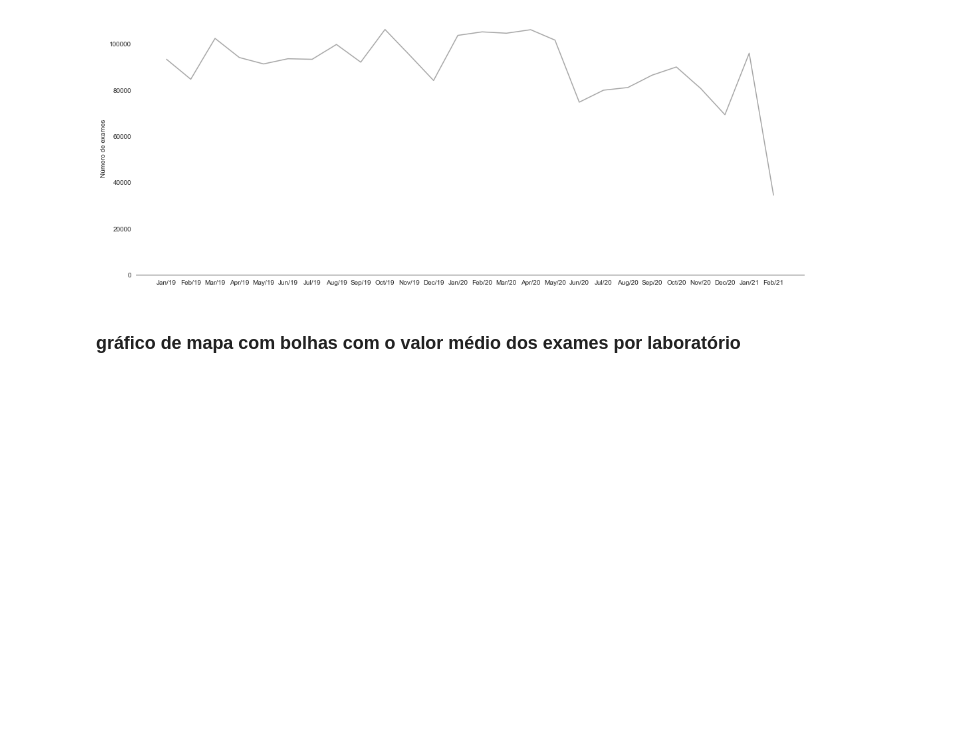
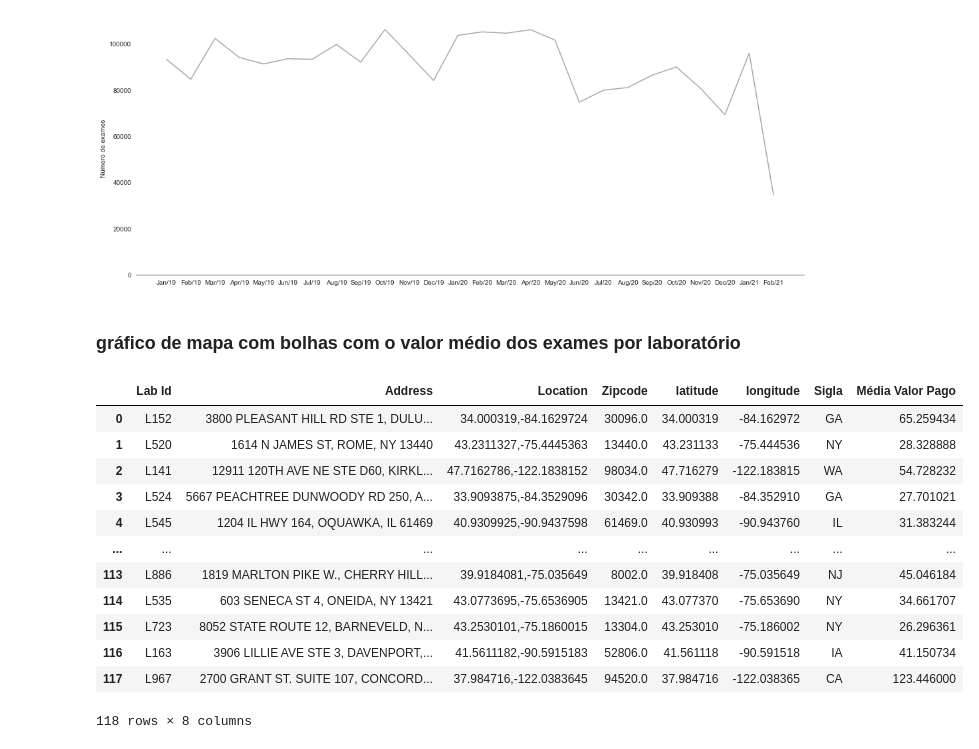
Before and after one commit to leticiafaria7/case-elogroup, a Jupyter notebook: 3_graficos-complementares.ipynb, the cells around one changed output. Saved outputs shown, nothing was run; the diff lists cells and outputs as text; code cells hidden in the pictures; blank space fills up the shorter version.

```diff
--- a/3_graficos-complementares.ipynb
+++ b/3_graficos-complementares.ipynb
@@ -79,3 +79,31 @@ sns.despine(left = True)
 [figure]
 # %% [markdown]
 ### gráfico de mapa com bolhas com o valor médio dos exames por laboratório
+# %%
+coordenadas = df_geocode
+
+# separando a latitude e a longitude
+coordenadas['latitude'] = coordenadas['Location'].str.split(',').str[0].astype('float')
+coordenadas['longitude'] = coordenadas['Location'].str.split(',').str[1].astype('float')
+
+# separando o estado a partir da coluna de endereço
+coordenadas['Sigla'] = coordenadas['Address'].str.split(', ').str[2].str.split(' ').str[0]
+
+coordenadas = coordenadas.merge(media_preco_exames, how = 'left')
+coordenadas = coordenadas.rename({'Valor Pago':'Média Valor Pago'}, axis = 1)
+coordenadas['Média Valor Pago'] = coordenadas['Média Valor Pago'].fillna(0)
+coordenadas
+# %% [output]
+|  | Lab Id | Address | Location | Zipcode | latitude | longitude | Sigla | Média Valor Pago |
+| 0 | L152 | 3800 PLEASANT HILL RD STE 1, DULU... | 34.000319,-84.1629724 | 30096.0 | 34.000319 | -84.162972 | GA | 65.259434 |
+| 1 | L520 | 1614 N JAMES ST, ROME, NY 13440 | 43.2311327,-75.4445363 | 13440.0 | 43.231133 | -75.444536 | NY | 28.328888 |
+| 2 | L141 | 12911 120TH AVE NE STE D60, KIRKL... | 47.7162786,-122.1838152 | 98034.0 | 47.716279 | -122.183815 | WA | 54.728232 |
+| 3 | L524 | 5667 PEACHTREE DUNWOODY RD 250, A... | 33.9093875,-84.3529096 | 30342.0 | 33.909388 | -84.352910 | GA | 27.701021 |
+| 4 | L545 | 1204 IL HWY 164, OQUAWKA, IL 61469 | 40.9309925,-90.9437598 | 61469.0 | 40.930993 | -90.943760 | IL | 31.383244 |
+| ... | ... | ... | ... | ... | ... | ... | ... | ... |
+| 113 | L886 | 1819 MARLTON PIKE W., CHERRY HILL... | 39.9184081,-75.035649 | 8002.0 | 39.918408 | -75.035649 | NJ | 45.046184 |
+| 114 | L535 | 603 SENECA ST 4, ONEIDA, NY 13421 | 43.0773695,-75.6536905 | 13421.0 | 43.077370 | -75.653690 | NY | 34.661707 |
+| 115 | L723 | 8052 STATE ROUTE 12, BARNEVELD, N... | 43.2530101,-75.1860015 | 13304.0 | 43.253010 | -75.186002 | NY | 26.296361 |
+| 116 | L163 | 3906 LILLIE AVE STE 3, DAVENPORT,... | 41.5611182,-90.5915183 | 52806.0 | 41.561118 | -90.591518 | IA | 41.150734 |
+| 117 | L967 | 2700 GRANT ST. SUITE 107, CONCORD... | 37.984716,-122.0383645 | 94520.0 | 37.984716 | -122.038365 | CA | 123.446000 |
+118 rows × 8 columns
```
Also changed, not shown: parts of 1 cell of this notebook, 1 other file.
